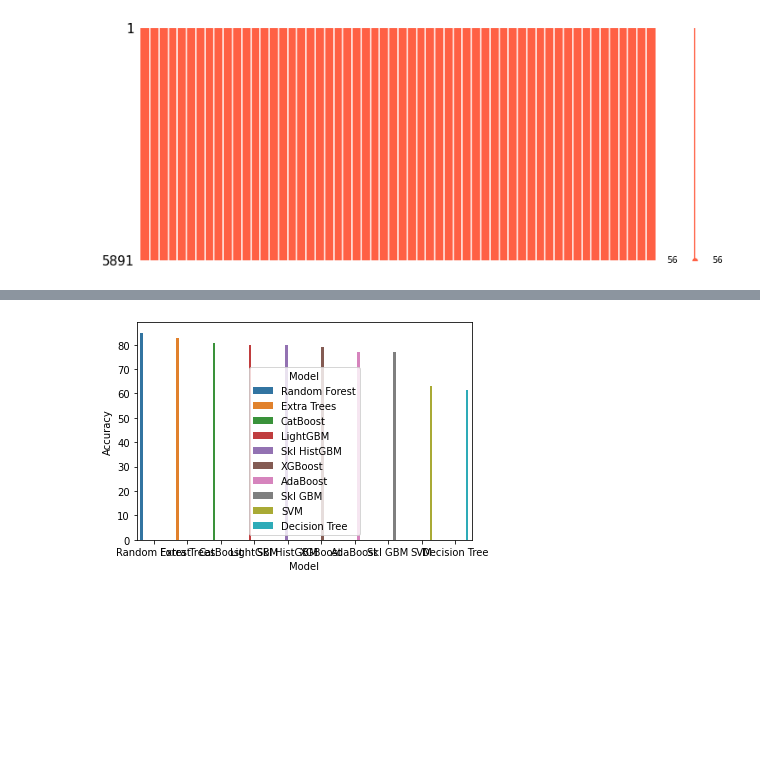
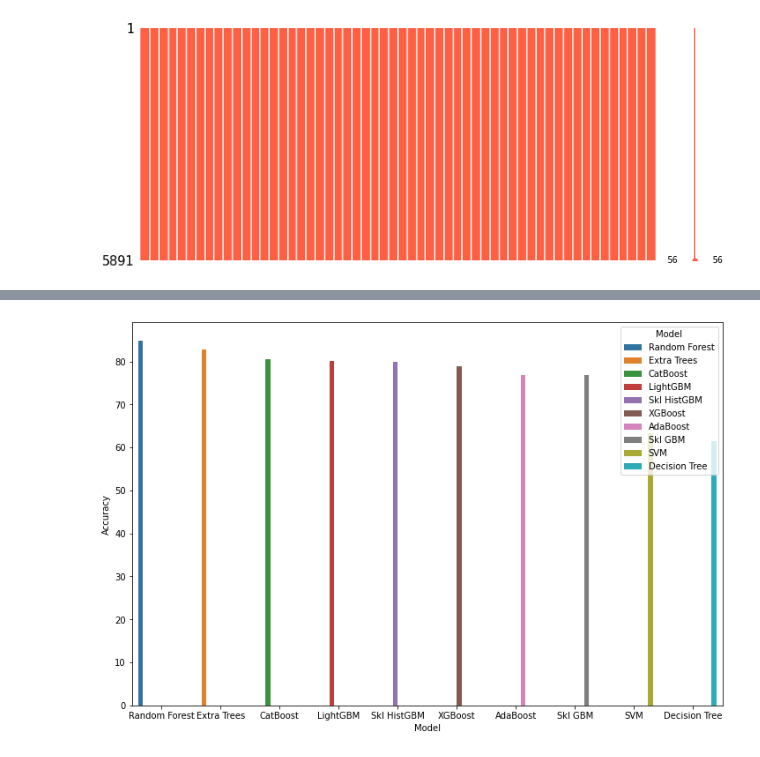
Before and after one commit to Islompulatov/Build_week_2, a Jupyter notebook: eda_visualization.ipynb, the cells around one changed output, grey strips where cells are left out. Cells and saved outputs as stored; diff of their text form; code cells hidden in the pictures; blank space fills up the shorter version.

```diff
--- a/eda_visualization.ipynb
+++ b/eda_visualization.ipynb
@@ -49,7 +58,8 @@ ax = sns.barplot(x="Model",y="Accuracy",hue="Model", data=benchmark)
 # %%
 #accuracy graph of the feature enginered data after deleting column with 50 percent null_values and replacing the remaining null values with the mean
+f, ax = plt.subplots(figsize=(12, 8))
 ax = sns.barplot(x="Model",y="Accuracy",hue="Model", data=feature)
 # %% [output]
-[figure, old version]
+[figure, new version]
 # %%
 # time of completion of each model per seconds
```
Also changed, not shown: parts of 7 cells of this notebook, 2 other files.
